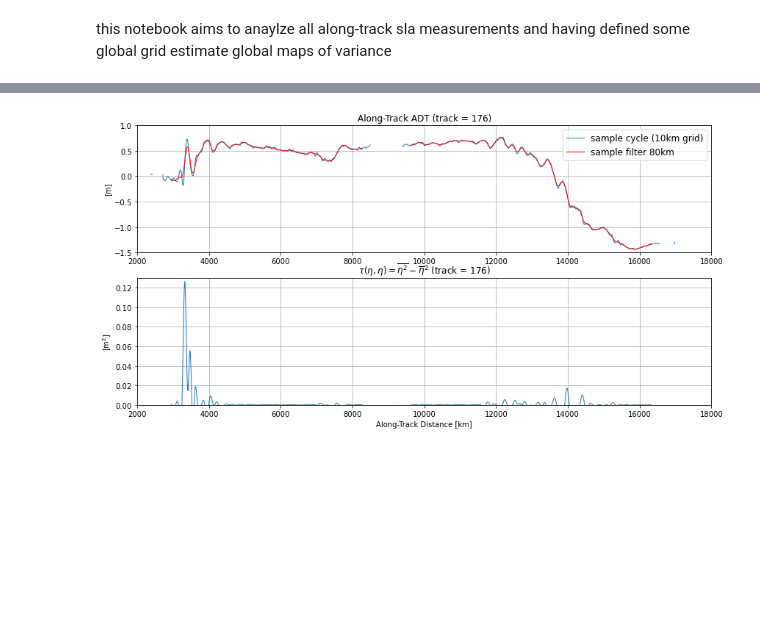
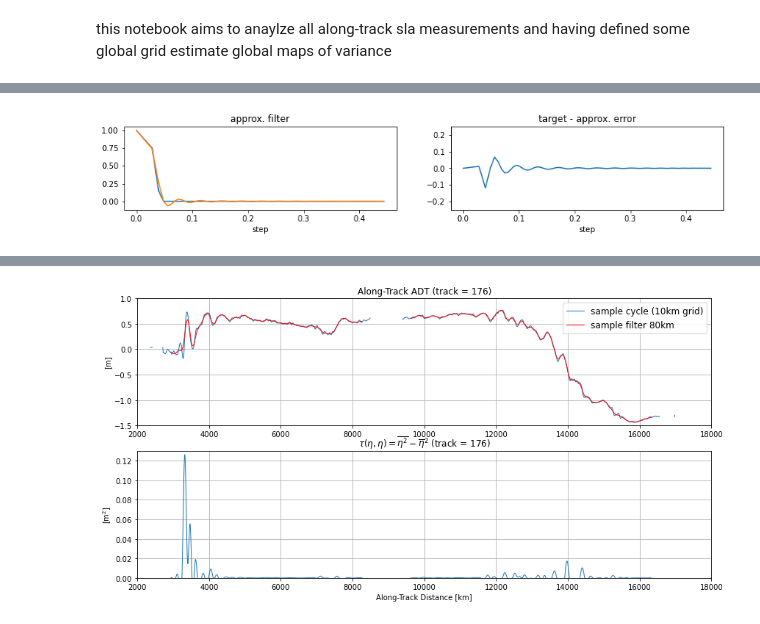
Before and after one commit to ocean-eddy-cpt/WP1T2-2D-EKE-Analysis, a Jupyter notebook: global_along_track.ipynb, the cells around one changed output, grey strips where cells are left out. Saved outputs shown, nothing was run; the diff lists cells and outputs as text; code cells hidden in the pictures; blank space fills up the shorter version.

Commit message:
speeding up laplacian/biharmonic filtering, cleaning up

```diff
--- a/global_along_track.ipynb
+++ b/global_along_track.ipynb
@@ -293,0 +308,14 @@ plt.show()
+# %%
+# -- filter set up
+test_dist = dist[gid].copy()
+test_field = sla_t_win[gid].copy()
+
+land = np.where(np.isnan(test_field[pass_t, :]))[0]
+landMask = np.zeros(np.shape(test_field)[1])
+landMask[land] = 1
+# -- create filter
+N = 35  # filter steps (computational choice)
+show_filter = 1
+NL,sL,NB,sB = filterSpec(N, hor_grid_spacing, coarsening_factor0*hor_grid_spacing, show_filter, 'Taper', X=np.pi)
+# %% [output]
+[figure, added]
```
Also changed, not shown: parts of 40 cells of this notebook, 2 other files.
